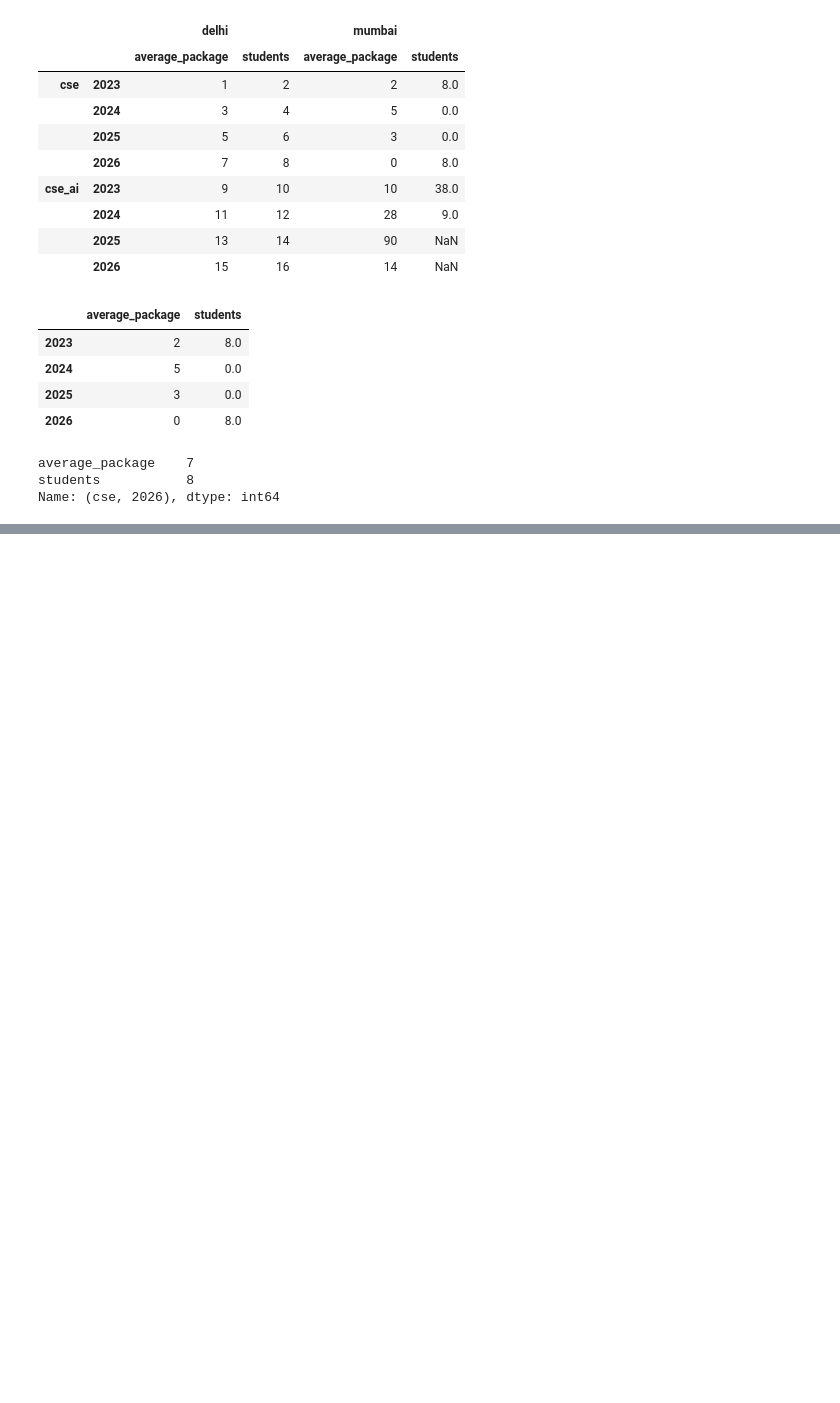
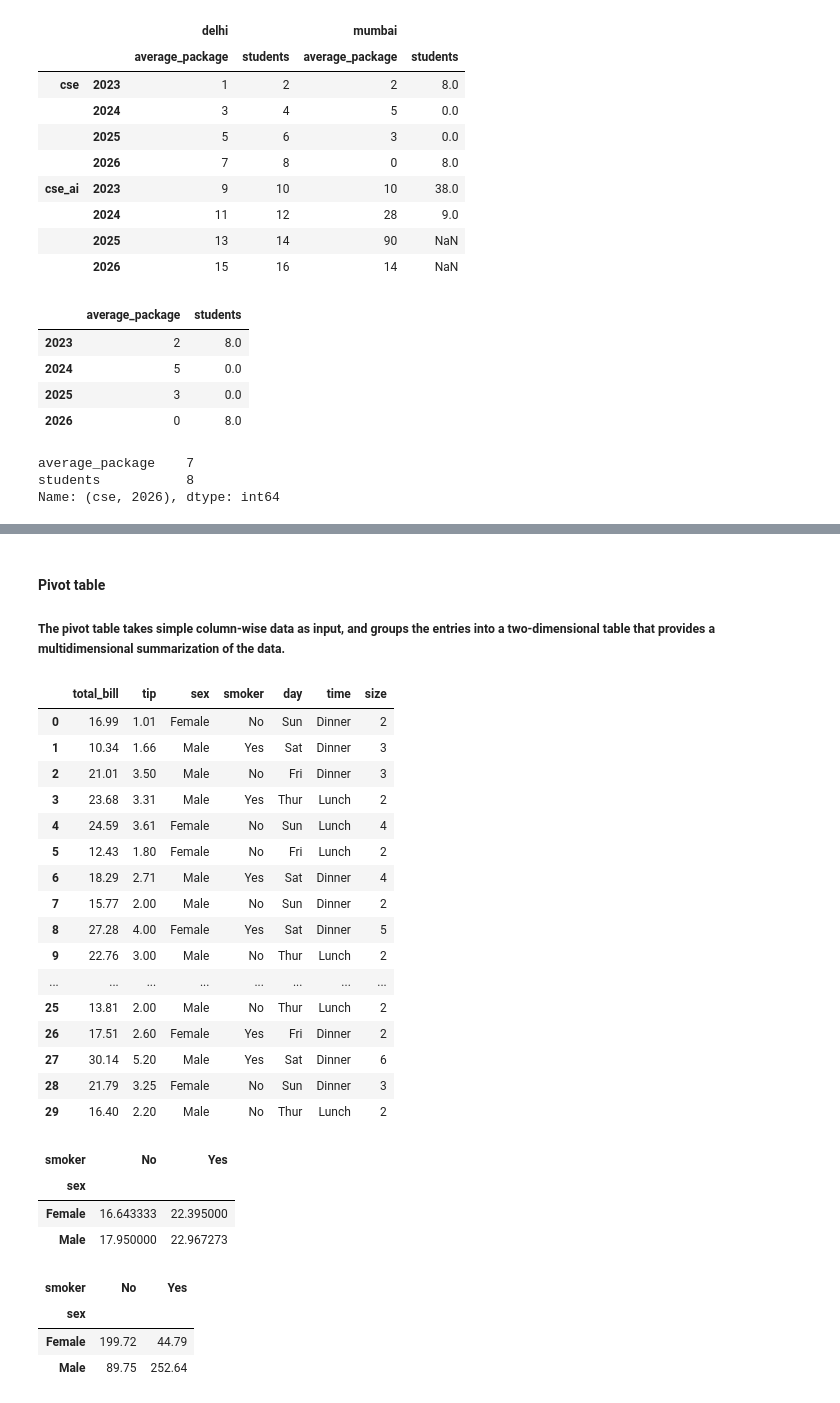
Before and after one commit to mohitjaryal/pandas, a Jupyter notebook: pandas_multi_index.ipynb, the cells around one changed output, grey strips where cells are left out. Drawn from its saved outputs; the diff is of its cells as text; code cells hidden in the pictures; blank space fills up the shorter version.

```diff
--- a/pandas_multi_index.ipynb
+++ b/pandas_multi_index.ipynb
@@ -206,0 +547,3 @@ Name: (cse, 2026), dtype: int64
+# %% [markdown]
+#### Pivot table
+##### The pivot table takes simple column-wise data as input, and groups the entries into a two-dimensional table that provides a multidimensional summarization of the data.
@@ -206,0 +552,39 @@ Name: (cse, 2026), dtype: int64
+# %%
+df = pd.read_csv('data/tips.csv')
+df
+# %% [output]
+|  | total_bill | tip | sex | smoker | day | time | size |
+| 0 | 16.99 | 1.01 | Female | No | Sun | Dinner | 2 |
+| 1 | 10.34 | 1.66 | Male | Yes | Sat | Dinner | 3 |
+| 2 | 21.01 | 3.50 | Male | No | Fri | Dinner | 3 |
+| 3 | 23.68 | 3.31 | Male | Yes | Thur | Lunch | 2 |
+| 4 | 24.59 | 3.61 | Female | No | Sun | Lunch | 4 |
+| 5 | 12.43 | 1.80 | Female | No | Fri | Lunch | 2 |
+| 6 | 18.29 | 2.71 | Male | Yes | Sat | Dinner | 4 |
+| 7 | 15.77 | 2.00 | Male | No | Sun | Dinner | 2 |
+| 8 | 27.28 | 4.00 | Female | Yes | Sat | Dinner | 5 |
+| 9 | 22.76 | 3.00 | Male | No | Thur | Lunch | 2 |
+| ... | ... | ... | ... | ... | ... | ... | ... |
+| 25 | 13.81 | 2.00 | Male | No | Thur | Lunch | 2 |
+| 26 | 17.51 | 2.60 | Female | Yes | Fri | Dinner | 2 |
+| 27 | 30.14 | 5.20 | Male | Yes | Sat | Dinner | 6 |
+| 28 | 21.79 | 3.25 | Female | No | Sun | Dinner | 3 |
+| 29 | 16.40 | 2.20 | Male | No | Thur | Lunch | 2 |
+# %%
+# pivot table
+df.pivot_table(index='sex',columns='smoker',values='total_bill')
+# %% [output]
+| smoker | No | Yes |
+| sex |  |  |
+| Female | 16.643333 | 22.395000 |
+| Male | 17.950000 | 22.967273 |
+# %%
+# aggr function
+
+# total bill
+df.pivot_table(index='sex',columns='smoker',values='total_bill',aggfunc='sum')
+# %% [output]
+| smoker | No | Yes |
+| sex |  |  |
+| Female | 199.72 | 44.79 |
+| Male | 89.75 | 252.64 |
```
Also changed, not shown: parts of 35 cells of this notebook, 7 other files.
